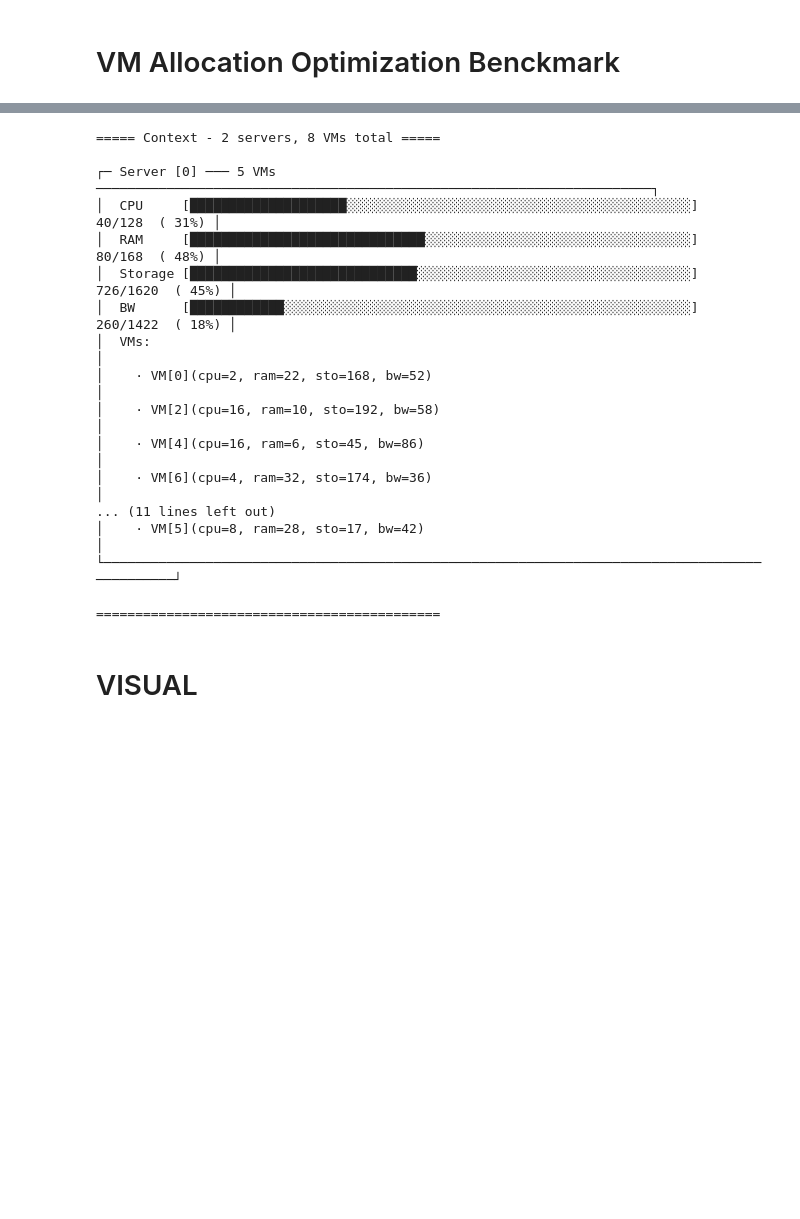
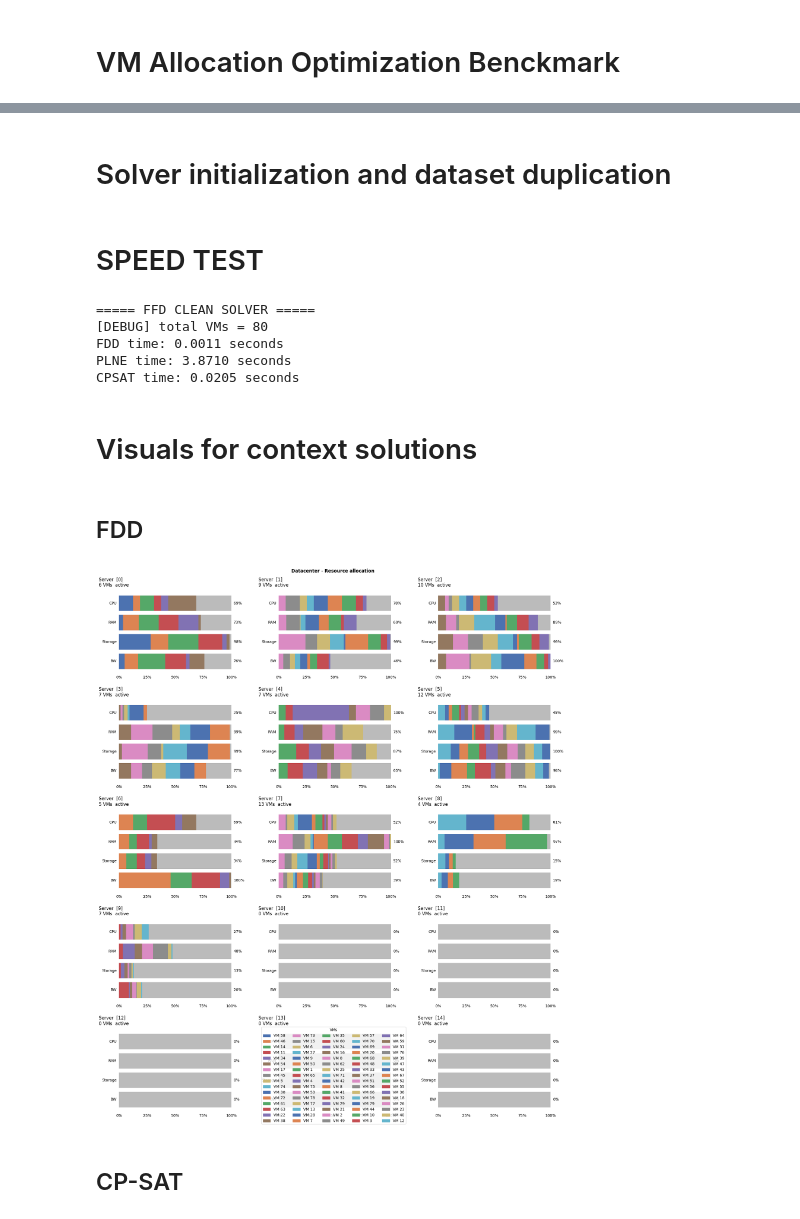
Before and after one commit to jsboigeEpita/2026-Epita-Programmation-par-Contraintes, a Jupyter notebook: d1/notebooks/benckmarck.ipynb, the cells around one changed output, grey strips where cells are left out. Drawn from its saved outputs; the diff is of its cells as text; code cells hidden in the pictures; blank space fills up the shorter version.

```diff
--- a/d1/notebooks/benckmarck.ipynb
+++ b/d1/notebooks/benckmarck.ipynb
@@ -26,22 +57,60 @@ fig
+# %% [markdown]
+# Solver initialization and dataset duplication
 # %%
-print(workib_context)
+
+# FDD
+fdd = FFDSolver()
+context_for_FDD = context.copy()
+new_vms_for_FDD = [vm.copy() for vm in vms]
+
+# PLNE
+plne = PLNESolver()
+context_for_PLNE = context.copy()
+new_vms_for_PLNE = [vm.copy() for vm in vms]
+
+# CPSAT
+cpsat = CPSATSolver(migration_weight=0.5, fragmentation_weight=0.5)
+context_for_CPSAT = context.copy()
+new_vms_for_CPSAT = [vm.copy() for vm in vms]
-# %% [output]
-===== Context - 2 servers, 8 VMs total =====
-
-┌─ Server [0] ─── 5 VMs ───────────────────────────────────────────────────────────────────────┐
-│  CPU     [████████████████████░░░░░░░░░░░░░░░░░░░░░░░░░░░░░░░░░░░░░░░░░░░░]   40/128  ( 31%) │
-│  RAM     [██████████████████████████████░░░░░░░░░░░░░░░░░░░░░░░░░░░░░░░░░░]   80/168  ( 48%) │
-│  Storage [█████████████████████████████░░░░░░░░░░░░░░░░░░░░░░░░░░░░░░░░░░░] 726/1620  ( 45%) │
-│  BW      [████████████░░░░░░░░░░░░░░░░░░░░░░░░░░░░░░░░░░░░░░░░░░░░░░░░░░░░] 260/1422  ( 18%) │
-│  VMs:                                                                                        │
-│    · VM[0](cpu=2, ram=22, sto=168, bw=52)                                                    │
-│    · VM[2](cpu=16, ram=10, sto=192, bw=58)                                                   │
-│    · VM[4](cpu=16, ram=6, sto=45, bw=86)                                                     │
-│    · VM[6](cpu=4, ram=32, sto=174, bw=36)                                                    │
-... (11 lines left out)
-│    · VM[5](cpu=8, ram=28, sto=17, bw=42)                                                     │
-└──────────────────────────────────────────────────────────────────────────────────────────────┘
-
-============================================
+# %% [markdown]
+# SPEED TEST
+# %%
+# FDD
+start = perf_counter()
+solution_context_fdd = fdd.solve(new_vms_for_FDD, context_for_FDD)
+end = perf_counter()
+fdd_time = end - start
+
+# PLNE
+start = perf_counter()
+solution_context_plne = plne.solve(new_vms_for_PLNE, context_for_PLNE)
+end = perf_counter()
+plne_time = end - start
+
+# CPSAT
+start = perf_counter()
+solution_context_cpsat = cpsat.solve(new_vms_for_CPSAT, context_for_CPSAT)
+end = perf_counter()
+cpsat_time = end - start
+
+#print the results
+print(f"FDD time: {fdd_time:.4f} seconds")
+print(f"PLNE time: {plne_time:.4f} seconds")
+print(f"CPSAT time: {cpsat_time:.4f} seconds")
+# %% [output]
+===== FFD CLEAN SOLVER =====
+[DEBUG] total VMs = 80
+FDD time: 0.0011 seconds
+PLNE time: 3.8710 seconds
+CPSAT time: 0.0205 seconds
+# %% [markdown]
+# Visuals for context solutions
+# %% [markdown]
+## FDD
+# %%
+fig = solution_context_fdd.plot()
+fig
+# %% [output]
+[figure, added]
 # %% [markdown]
-# VISUAL
+## CP-SAT
```
Also changed, not shown: parts of 13 cells of this notebook, 1 other file.
